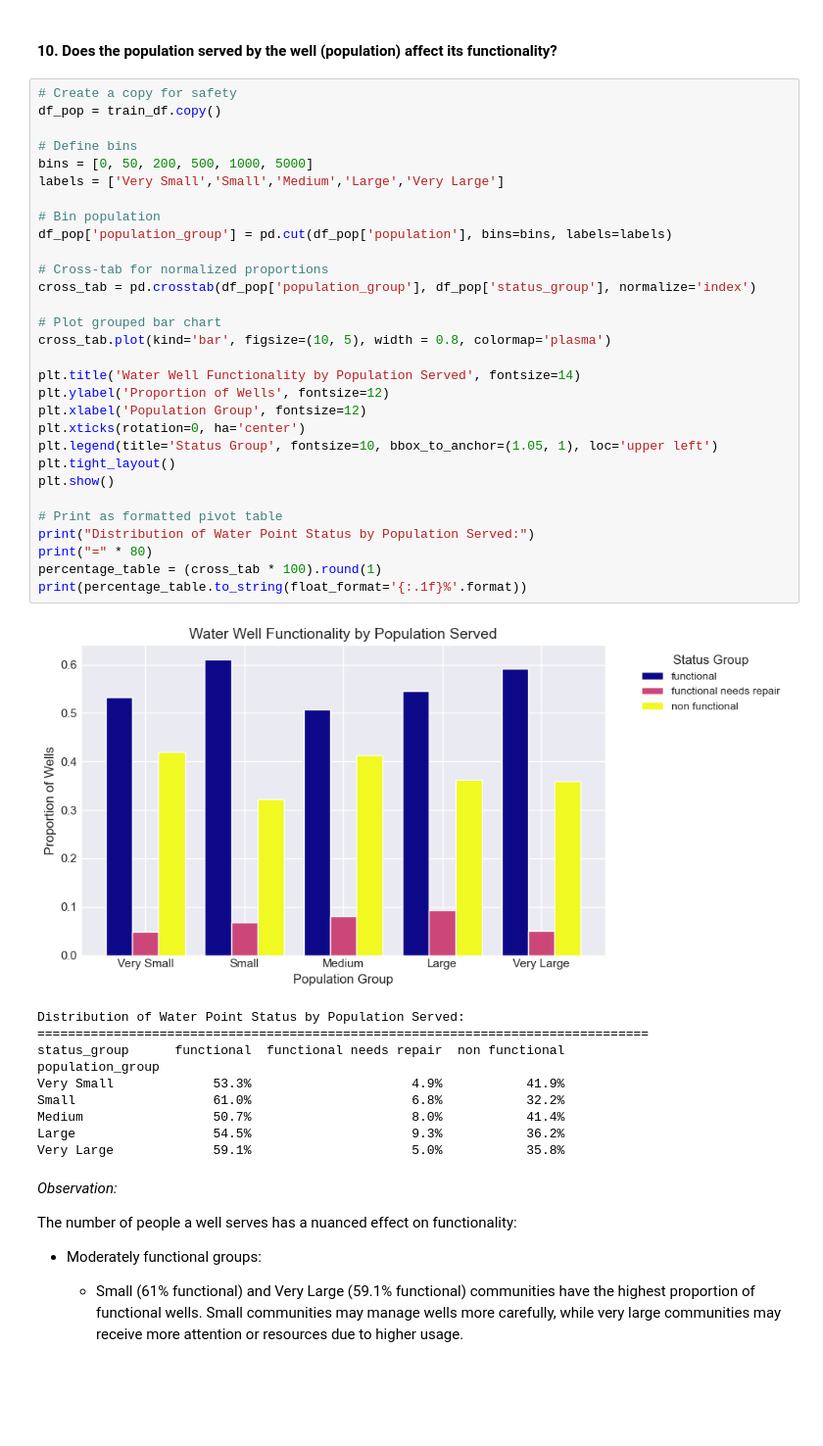
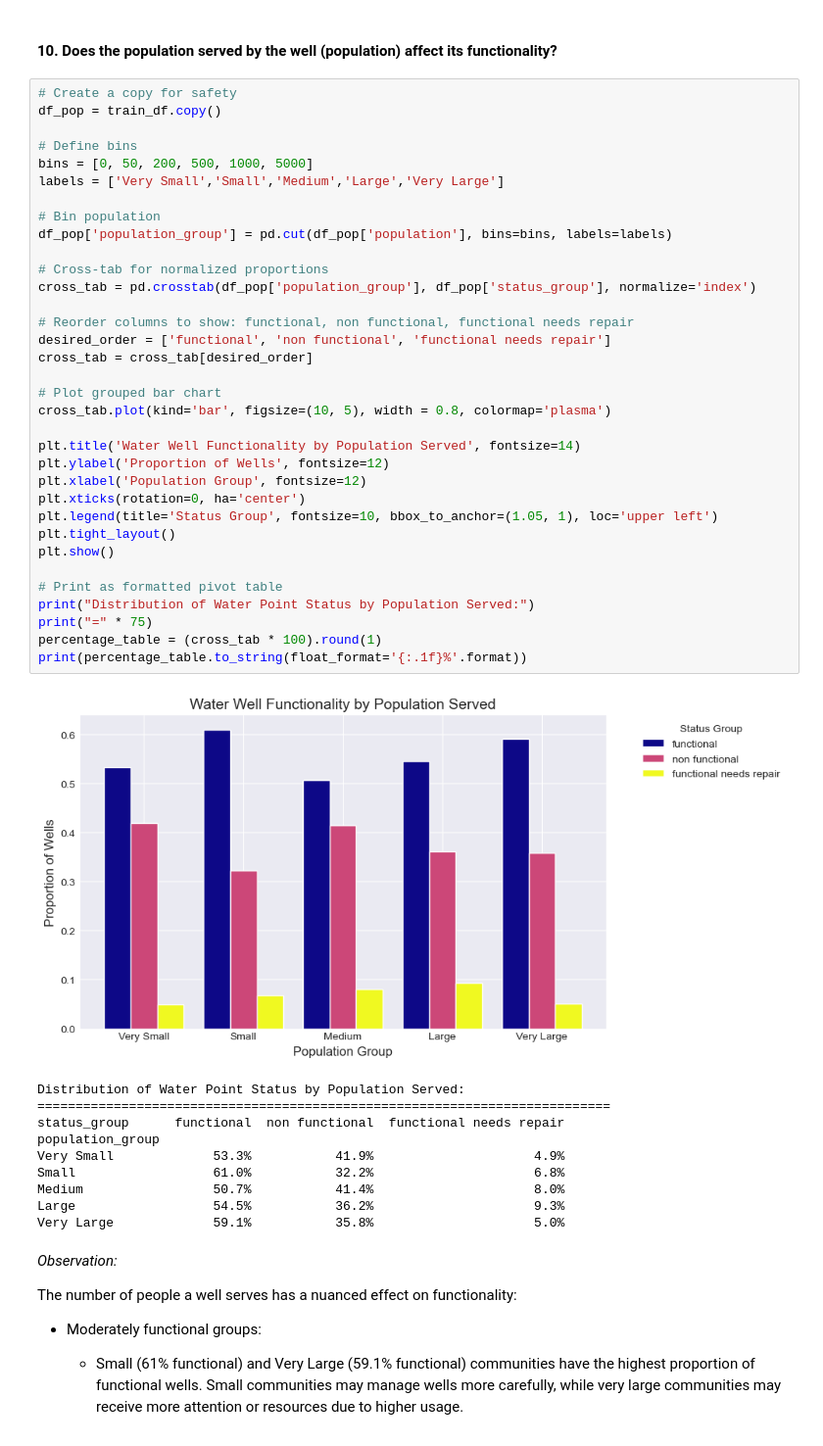
Before and after one commit to Vain-Guy/tanzania-water-well-status-prediction, a Jupyter notebook: Notebooks/CleaningAndEDA.ipynb, the cells around one changed output. Shown at 98% size. Drawn from its saved outputs; the diff is of its cells as text; blank space fills up the shorter version.

```diff
--- a/Notebooks/CleaningAndEDA.ipynb
+++ b/Notebooks/CleaningAndEDA.ipynb
@@ -2908,44 +3059,48 @@ Key takeaway: Well functionality decreases with age. Prioritizing maintenance fo
 # %%
 # Create a copy for safety
 df_pop = train_df.copy()
 
 # Define bins
 bins = [0, 50, 200, 500, 1000, 5000]
 labels = ['Very Small','Small','Medium','Large','Very Large']
 
 # Bin population
 df_pop['population_group'] = pd.cut(df_pop['population'], bins=bins, labels=labels)
 
 # Cross-tab for normalized proportions
 cross_tab = pd.crosstab(df_pop['population_group'], df_pop['status_group'], normalize='index')
 
+# Reorder columns to show: functional, non functional, functional needs repair
+desired_order = ['functional', 'non functional', 'functional needs repair']
+cross_tab = cross_tab[desired_order]
+
 # Plot grouped bar chart
 cross_tab.plot(kind='bar', figsize=(10, 5), width = 0.8, colormap='plasma')
 
 plt.title('Water Well Functionality by Population Served', fontsize=14)
 plt.ylabel('Proportion of Wells', fontsize=12)
 plt.xlabel('Population Group', fontsize=12)
 plt.xticks(rotation=0, ha='center')
 plt.legend(title='Status Group', fontsize=10, bbox_to_anchor=(1.05, 1), loc='upper left')
 plt.tight_layout()
 plt.show()
 
 # Print as formatted pivot table
 print("Distribution of Water Point Status by Population Served:")
-print("=" * 80)
+print("=" * 75)
 percentage_table = (cross_tab * 100).round(1)
 print(percentage_table.to_string(float_format='{:.1f}%'.format))
 # %% [output]
-[figure, old version]
+[figure, new version]
 Distribution of Water Point Status by Population Served:
-================================================================================
-status_group      functional  functional needs repair  non functional
+===========================================================================
+status_group      functional  non functional  functional needs repair
 population_group
-Very Small             53.3%                     4.9%           41.9%
-Small                  61.0%                     6.8%           32.2%
-Medium                 50.7%                     8.0%           41.4%
-Large                  54.5%                     9.3%           36.2%
-Very Large             59.1%                     5.0%           35.8%
+Very Small             53.3%           41.9%                     4.9%
+Small                  61.0%           32.2%                     6.8%
+Medium                 50.7%           41.4%                     8.0%
+Large                  54.5%           36.2%                     9.3%
+Very Large             59.1%           35.8%                     5.0%
 # %% [markdown]
 *Observation:*
 
```
Also changed, not shown: parts of 57 cells of this notebook.
